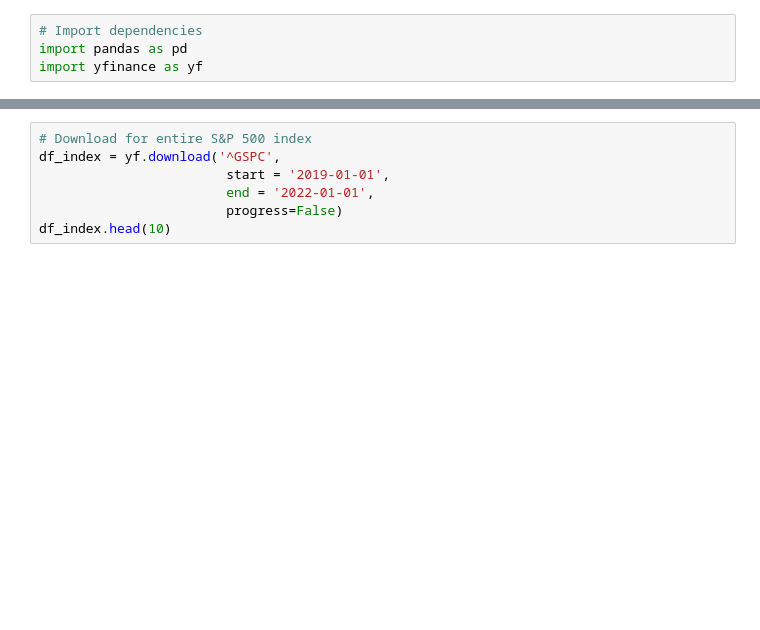
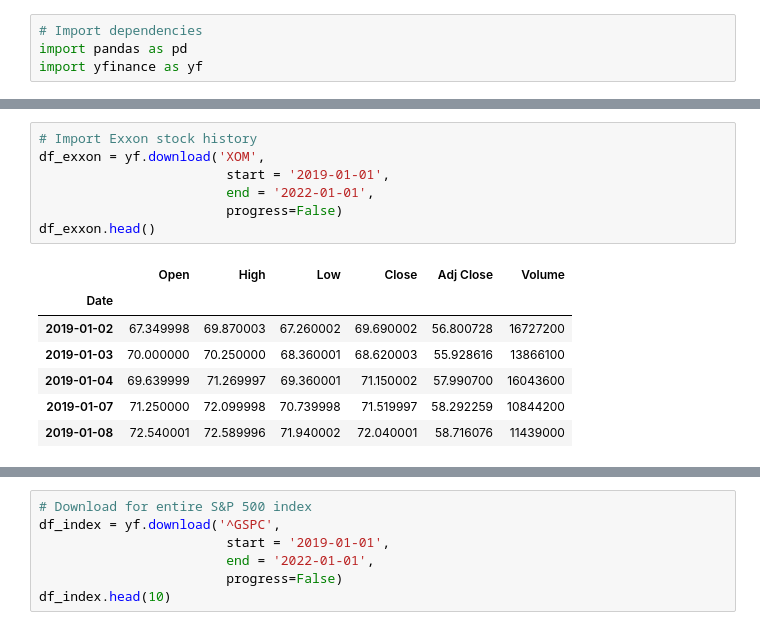
Before and after one commit to Roark23/Final_Project, a Jupyter notebook: KU_Pandas_for_database.ipynb, the cells around one changed output, grey strips where cells are left out. Saved outputs shown, nothing was run; the diff lists cells and outputs as text; blank space fills up the shorter version.

```diff
--- a/KU_Pandas_for_database.ipynb
+++ b/KU_Pandas_for_database.ipynb
@@ -83,0 +87,15 @@ df_occidental.head()
+# %%
+# Import Exxon stock history
+df_exxon = yf.download('XOM',
+                        start = '2019-01-01',
+                        end = '2022-01-01',
+                        progress=False)
+df_exxon.head()
+# %% [output]
+|  | Open | High | Low | Close | Adj Close | Volume |
+| Date |  |  |  |  |  |  |
+| 2019-01-02 | 67.349998 | 69.870003 | 67.260002 | 69.690002 | 56.800728 | 16727200 |
+| 2019-01-03 | 70.000000 | 70.250000 | 68.360001 | 68.620003 | 55.928616 | 13866100 |
+| 2019-01-04 | 69.639999 | 71.269997 | 69.360001 | 71.150002 | 57.990700 | 16043600 |
+| 2019-01-07 | 71.250000 | 72.099998 | 70.739998 | 71.519997 | 58.292259 | 10844200 |
+| 2019-01-08 | 72.540001 | 72.589996 | 71.940002 | 72.040001 | 58.716076 | 11439000 |
```
Also changed, not shown: parts of 11 cells of this notebook.
